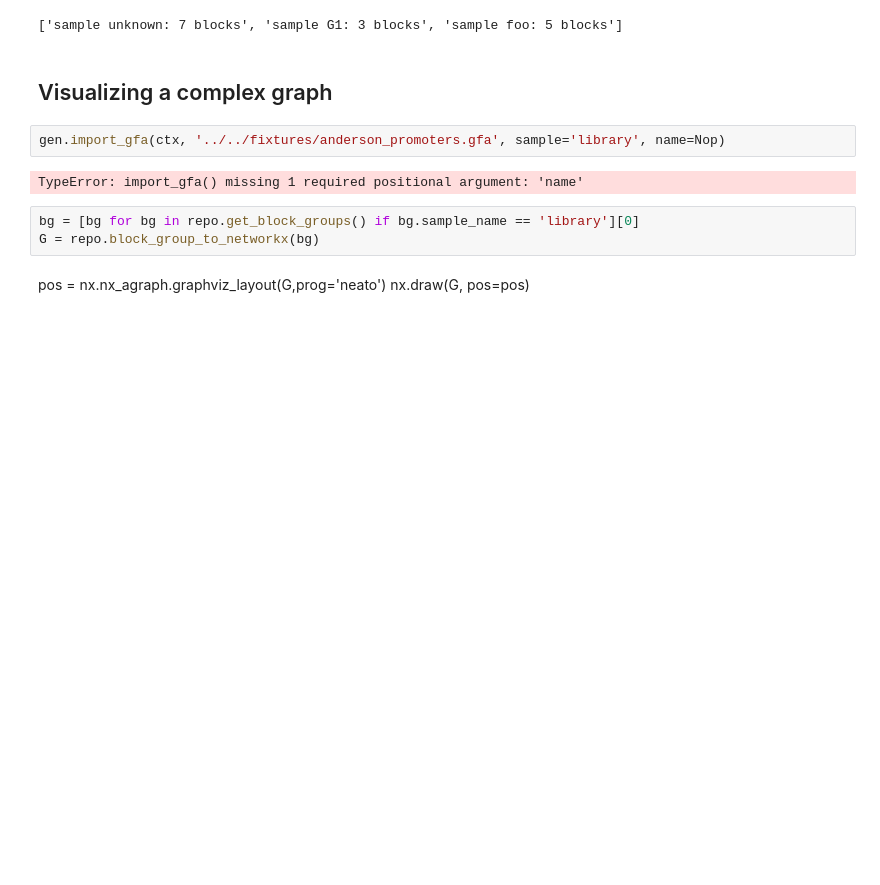
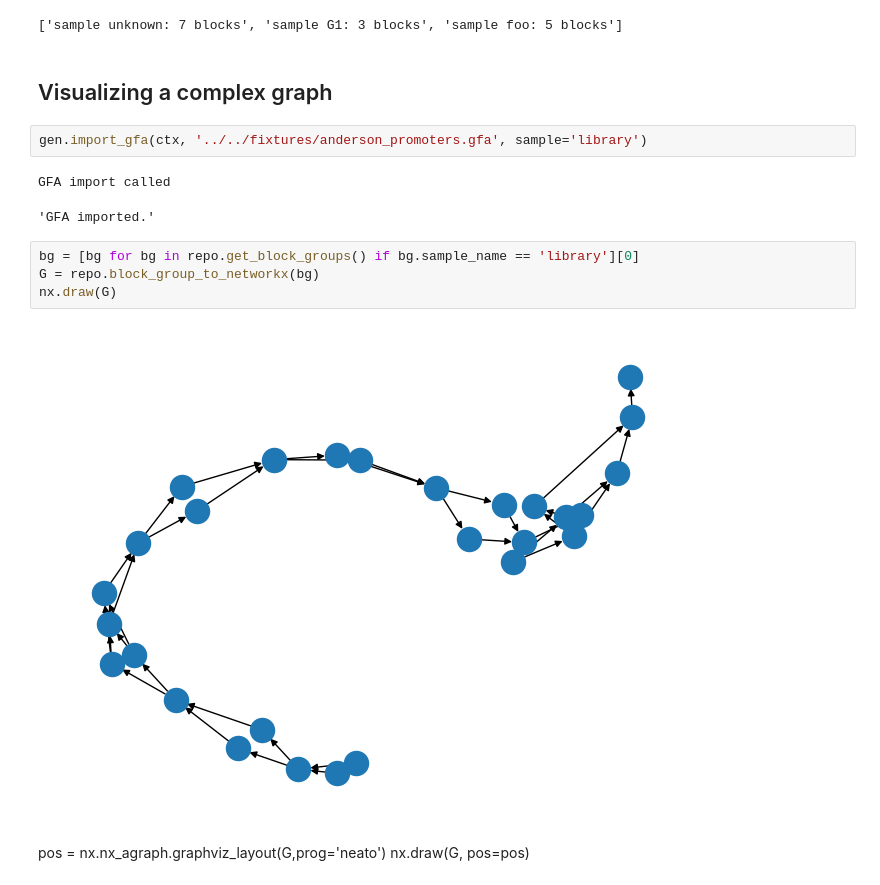
Before and after one commit to genhub-bio/gen, a Jupyter notebook: examples/graph_theory/explore_graph.ipynb, the cells around one changed output. Saved outputs shown, nothing was run; the diff lists cells and outputs as text; blank space fills up the shorter version.

Commit message:
Add graph to export

```diff
--- a/examples/graph_theory/explore_graph.ipynb
+++ b/examples/graph_theory/explore_graph.ipynb
@@ -48,12 +48,16 @@ bg = [bg for bg in repo.get_block_groups() if bg.sample_name == 'foo'][0]
 # %% [markdown]
 ## Visualizing a complex graph
 # %%
-gen.import_gfa(ctx, '../../fixtures/anderson_promoters.gfa', sample='library', name=Nop)
+gen.import_gfa(ctx, '../../fixtures/anderson_promoters.gfa', sample='library')
 # %% [output]
-TypeError: import_gfa() missing 1 required positional argument: 'name'
+GFA import called
+'GFA imported.'
 # %%
 bg = [bg for bg in repo.get_block_groups() if bg.sample_name == 'library'][0]
 G = repo.block_group_to_networkx(bg)
+nx.draw(G)
+# %% [output]
+[figure, added]
 # %% [markdown]
 pos = nx.nx_agraph.graphviz_layout(G,prog='neato')
 nx.draw(G, pos=pos)
```
